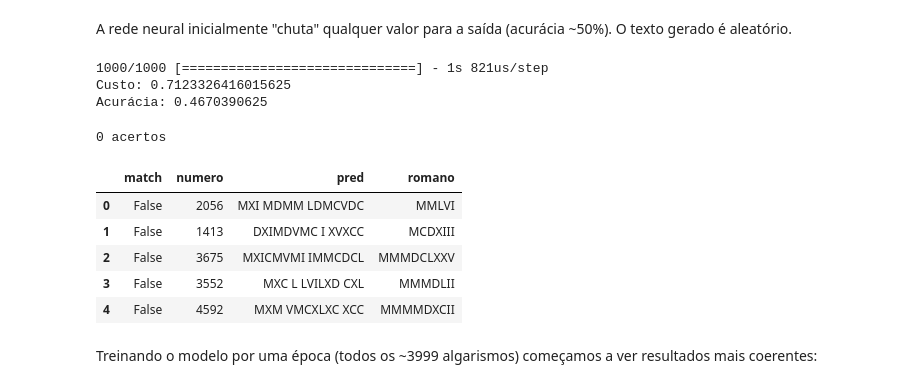
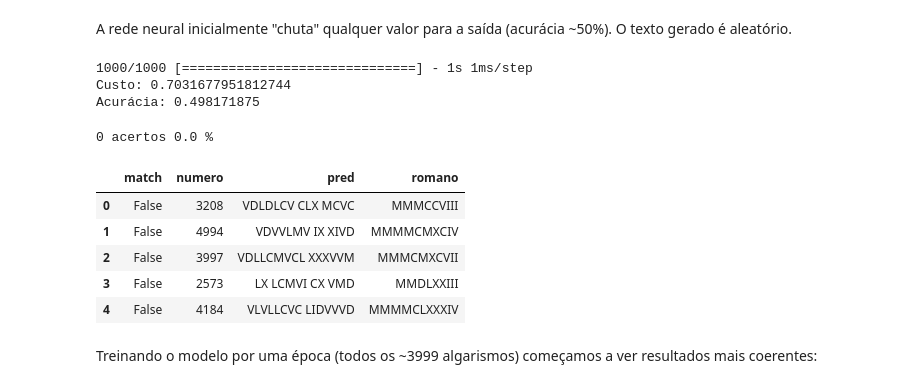
Before and after one commit to luxedo/romanos, a Jupyter notebook: romanos.ipynb, the cells around one changed output. Saved outputs shown, nothing was run; the diff lists cells and outputs as text; code cells hidden in the pictures.

```diff
--- a/romanos.ipynb
+++ b/romanos.ipynb
@@ -179,42 +183,43 @@ _________________________________________________________________
 # %% [markdown]
 A rede neural inicialmente "chuta" qualquer valor para a saída (acurácia ~50%). O texto gerado é aleatório.
 # %%
-def evaluate_model(model):
-    res = model.evaluate(np.array(df_test["in"].values.tolist()), np.array(df_test["out"].values.tolist()))
+def evaluate_model(model, df):
+    res = model.evaluate(np.array(df["in"].values.tolist()), np.array(df["out"].values.tolist()))
     print("Custo: {}\nAcurácia: {}".format(*res))
-evaluate_model(model)
+evaluate_model(model, df_test)
 # %% [output]
-1000/1000 [==============================] - 1s 821us/step
-Custo: 0.7123326416015625
-Acurácia: 0.4670390625
+1000/1000 [==============================] - 1s 1ms/step
+Custo: 0.7031677951812744
+Acurácia: 0.498171875
 # %%
-def make_predictions(model):
-    pred = model.predict(np.array(df_test["in"].values.tolist()))
+def make_predictions(model, df):
+    pred = model.predict(np.array(df["in"].values.tolist()))
     data = []
-    for (_, row), p in zip(df_test.iterrows(), pred):
+    for (_, row), p in zip(df.iterrows(), pred):
         _p = decode_out(p)
         data.append({
             "numero": row["numero"],
             "romano": row["romano"],
             "pred": _p,
             "match": row["romano"] == _p
         })
     return pd.DataFrame(data)
-def evaluate_algorisms(model):
-    df = make_predictions(model)
-    print(df["match"].sum(), "acertos")
-    return df
+def evaluate_algorisms(model, df):
+    _df = make_predictions(model, df)
+    acertos = _df["match"].sum()
+    print(acertos, "acertos", round(acertos/len(_df)*100, 2), "%")
+    return _df
 
-df_p0 = evaluate_algorisms(model)
+df_p0 = evaluate_algorisms(model, df_test)
 df_p0.head()
 # %% [output]
-0 acertos
+0 acertos 0.0 %
 |  | match | numero | pred | romano |
-| 0 | False | 2056 | MXI MDMM LDMCVDC | MMLVI |
-| 1 | False | 1413 | DXIMDVMC I XVXCC | MCDXIII |
-| 2 | False | 3675 | MXICMVMI IMMCDCL | MMMDCLXXV |
-| 3 | False | 3552 | MXC L LVILXD CXL | MMMDLII |
-| 4 | False | 4592 | MXM VMCXLXC XCC | MMMMDXCII |
+| 0 | False | 3208 | VDLDLCV CLX MCVC | MMMCCVIII |
+| 1 | False | 4994 | VDVVLMV IX XIVD | MMMMCMXCIV |
+| 2 | False | 3997 | VDLLCMVCL XXXVVM | MMMCMXCVII |
+| 3 | False | 2573 | LX LCMVI CX VMD | MMDLXXIII |
+| 4 | False | 4184 | VLVLLCVC LIDVVVD | MMMMCLXXXIV |
 # %% [markdown]
 Treinando o modelo por uma época (todos os ~3999 algarismos) começamos a ver resultados mais coerentes:
 # %%
```
Also changed, not shown: parts of 37 cells of this notebook.
